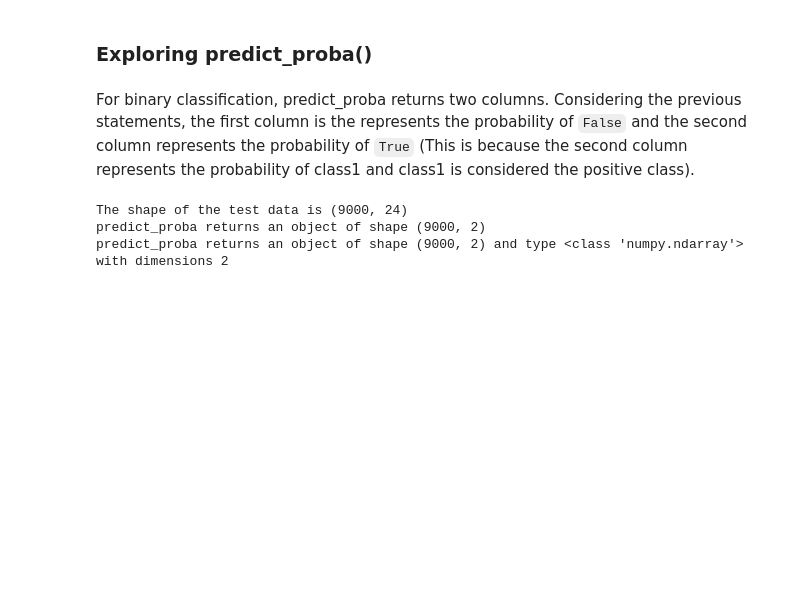
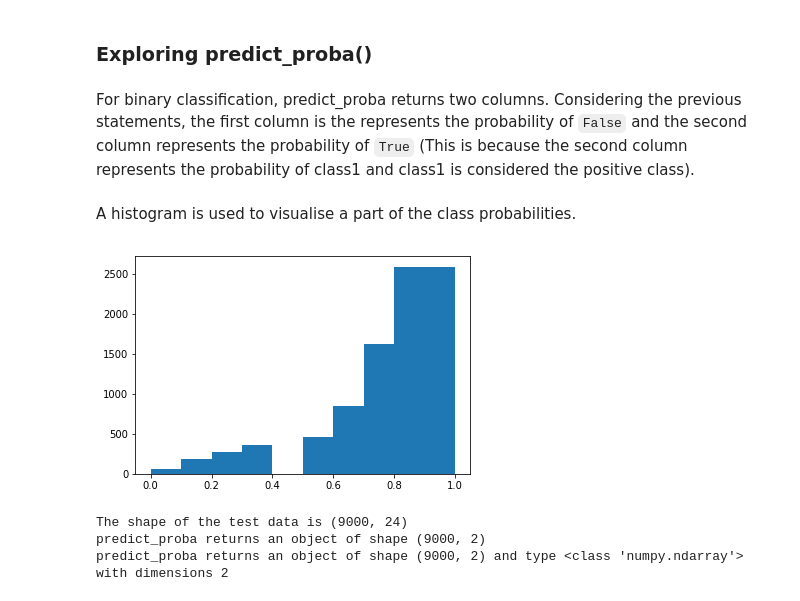
Before and after one commit to mozilla/PRESC, a Jupyter notebook: dev/tab1tha/compare_estimators.ipynb, the cells around one changed output. Saved outputs shown, nothing was run; the diff lists cells and outputs as text; code cells hidden in the pictures; blank space fills up the shorter version.

```diff
--- a/dev/tab1tha/compare_estimators.ipynb
+++ b/dev/tab1tha/compare_estimators.ipynb
@@ -82,6 +86,13 @@ For binary classification, predict_proba returns two columns. Considering the pr
 # %%
 pred_prob_knn_full=knn.predict_proba(data_test)
 pred_prob_knn = knn.predict_proba(data_test)[:,1]
+# %% [markdown]
+A histogram is used to visualise a part of the class probabilities.
+# %%
+plt.hist( knn.predict_proba(data_test)[:, 0])
+plt.show()
+# %% [output]
+[figure, added]
 # %%
 print("The shape of the test data is {}".format(np.shape(data_test)))
 print("predict_proba returns an object of shape {} ".format(np.shape(pred_prob_knn_full)))
```
Also changed, not shown: parts of 31 cells of this notebook, 2 other files.
